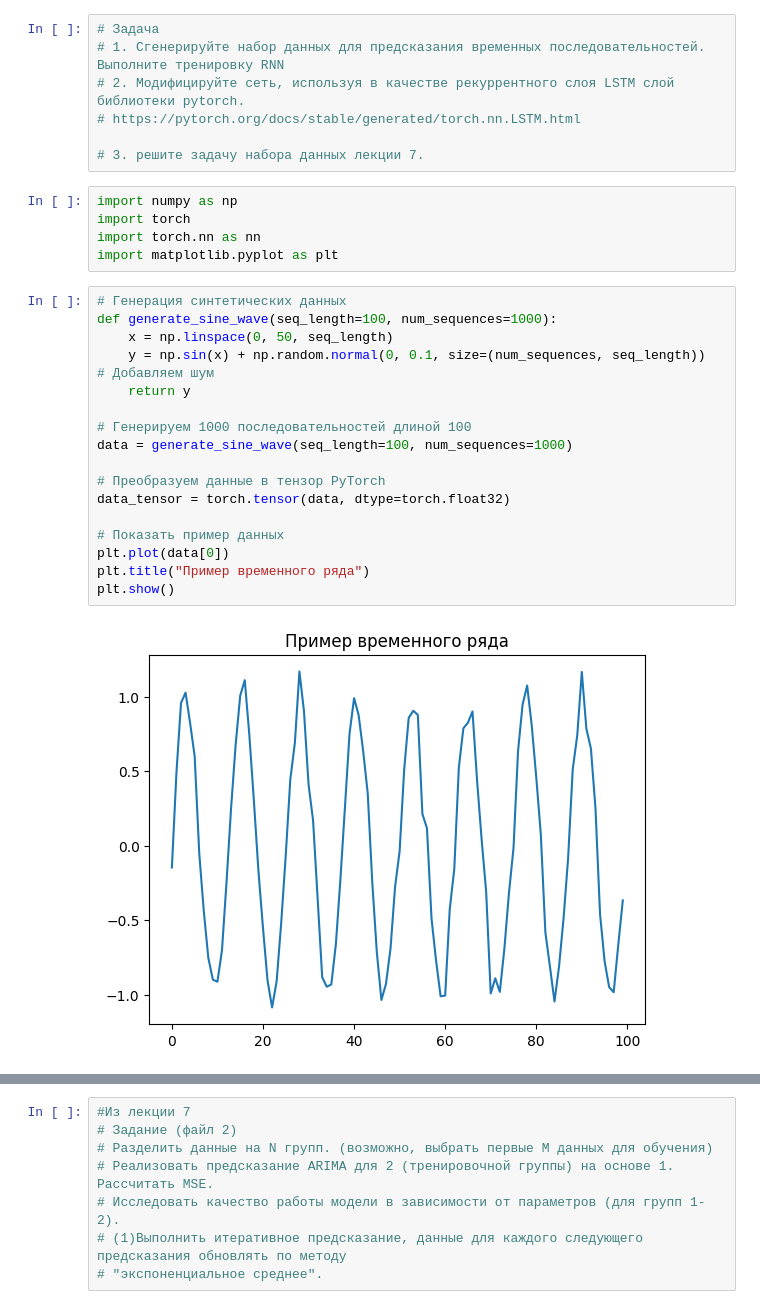
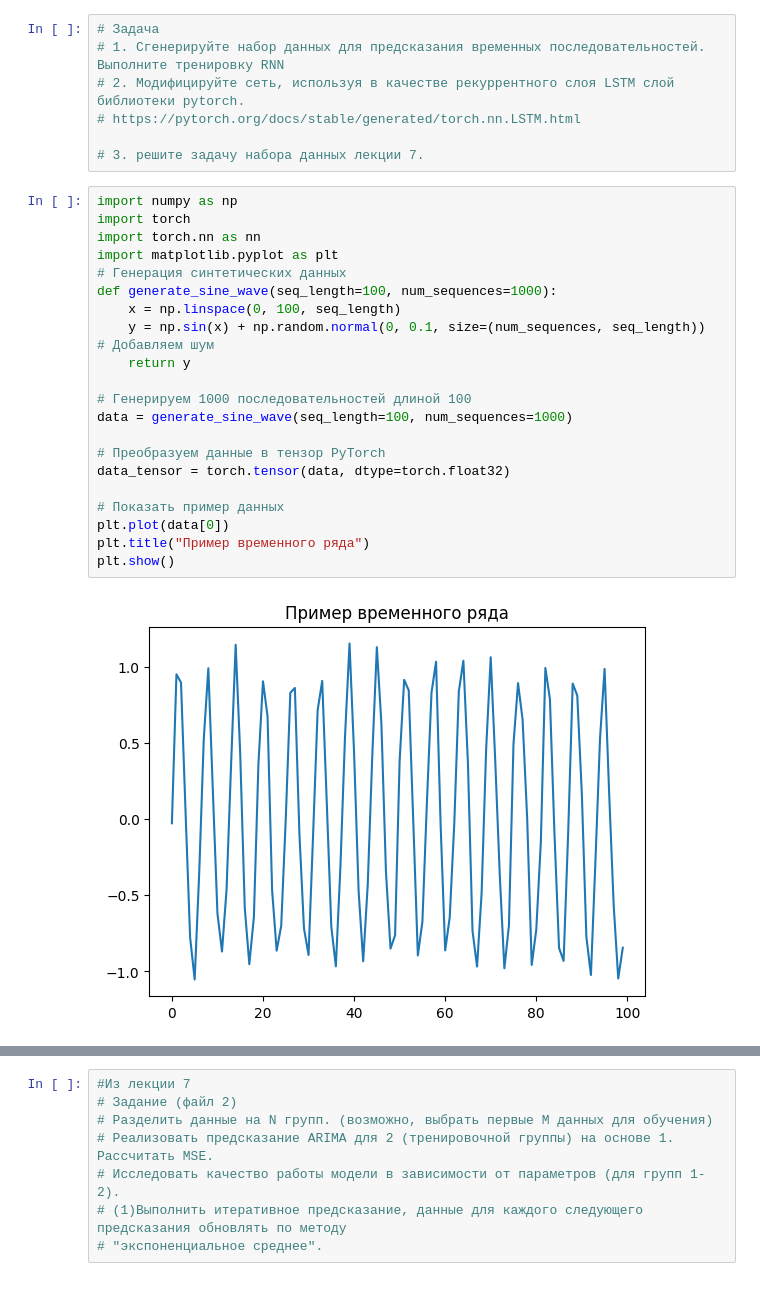
Before and after one commit to rsmirnov217/masshinelerning, a Jupyter notebook: Задание 7.ipynb, the cells around one changed output, grey strips where cells are left out. Drawn from its saved outputs; the diff is of its cells as text.

```diff
--- a/Задание 7.ipynb
+++ b/Задание 7.ipynb
@@ -5,30 +5,29 @@
 # https://pytorch.org/docs/stable/generated/torch.nn.LSTM.html
 
 # 3. решите задачу набора данных лекции 7.
-# %%
-import numpy as np
-import torch
-import torch.nn as nn
-import matplotlib.pyplot as plt
 # %%
+import numpy as np
+import torch
+import torch.nn as nn
+import matplotlib.pyplot as plt
 # Генерация синтетических данных
 def generate_sine_wave(seq_length=100, num_sequences=1000):
-    x = np.linspace(0, 50, seq_length)
+    x = np.linspace(0, 100, seq_length)
     y = np.sin(x) + np.random.normal(0, 0.1, size=(num_sequences, seq_length))  # Добавляем шум
     return y
 
 # Генерируем 1000 последовательностей длиной 100
 data = generate_sine_wave(seq_length=100, num_sequences=1000)
 
 # Преобразуем данные в тензор PyTorch
 data_tensor = torch.tensor(data, dtype=torch.float32)
 
 # Показать пример данных
 plt.plot(data[0])
 plt.title("Пример временного ряда")
 plt.show()
 # %% [output]
-[figure, old version]
+[figure, new version]
 # %%
 class RNNModel(nn.Module):
     def __init__(self, input_size=1, hidden_size=64, output_size=1):
```
Also changed, not shown: parts of 9 cells of this notebook, 1 other file.
